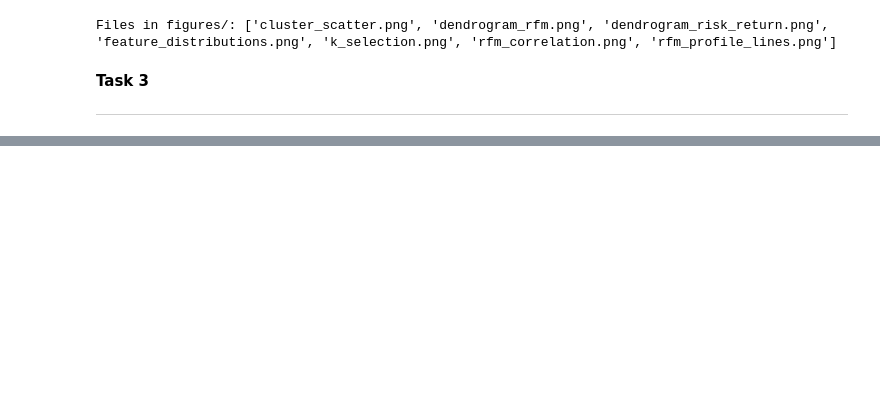
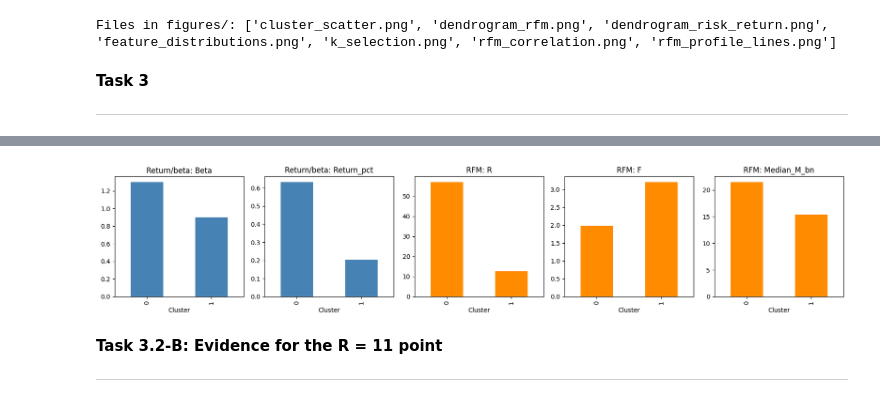
Before and after one commit to Sav200512/sp500-rfm-segmentation-cw, a Jupyter notebook: Task_1_and_2_cw_(20232749_W2151870).ipynb, the cells around one changed output, grey strips where cells are left out. Drawn from its saved outputs; the diff is of its cells as text; code cells hidden in the pictures; blank space fills up the shorter version.

Commit message:
finished all tasks

```diff
--- a/Task_1_and_2_cw_(20232749_W2151870).ipynb
+++ b/Task_1_and_2_cw_(20232749_W2151870).ipynb
@@ -1328,0 +1495,14 @@ Files in figures/: ['cluster_scatter.png', 'dendrogram_rfm.png', 'dendrogram_ris
+# %%
+# Visual 3: original-unit profiles side by side
+rr = out.groupby("HC_RR").agg(Beta=("Weekly_Beta", "mean"), Return_pct=("Mean_Weekly_Return", lambda s: s.mean() * 100))
+rf = out.groupby("HC_RFM").agg(R=("R", "mean"), F=("F", "mean"), Median_M_bn=("M", lambda s: s.median() / 1e9))
+fig, ax = plt.subplots(1, 5, figsize=(17, 3.6))
+for a, c in zip(ax[:2], rr.columns): rr[c].plot(kind="bar", ax=a, color="steelblue"); a.set(title=f"Return/beta: {c}", xlabel="Cluster")
+for a, c in zip(ax[2:], rf.columns): rf[c].plot(kind="bar", ax=a, color="darkorange"); a.set(title=f"RFM: {c}", xlabel="Cluster")
+plt.tight_layout(); plt.savefig("figures/profiles_side_by_side.png", dpi=150); plt.show()
+# %% [output]
+[figure, added]
+# %% [markdown]
+**Task 3.2-B: Evidence for the R = 11 point**
+
+---
```
Also changed, not shown: parts of 14 cells of this notebook.
